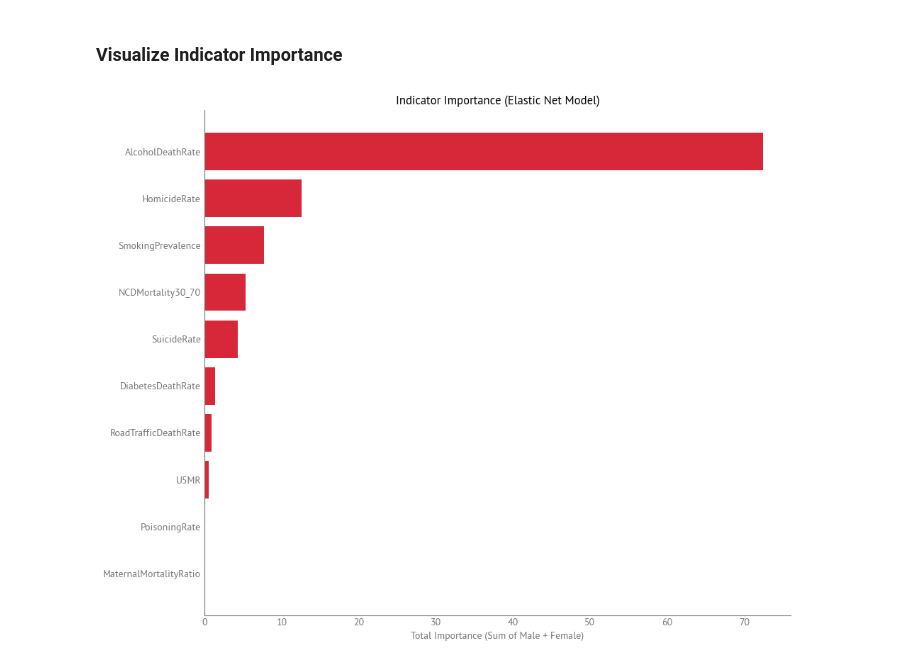
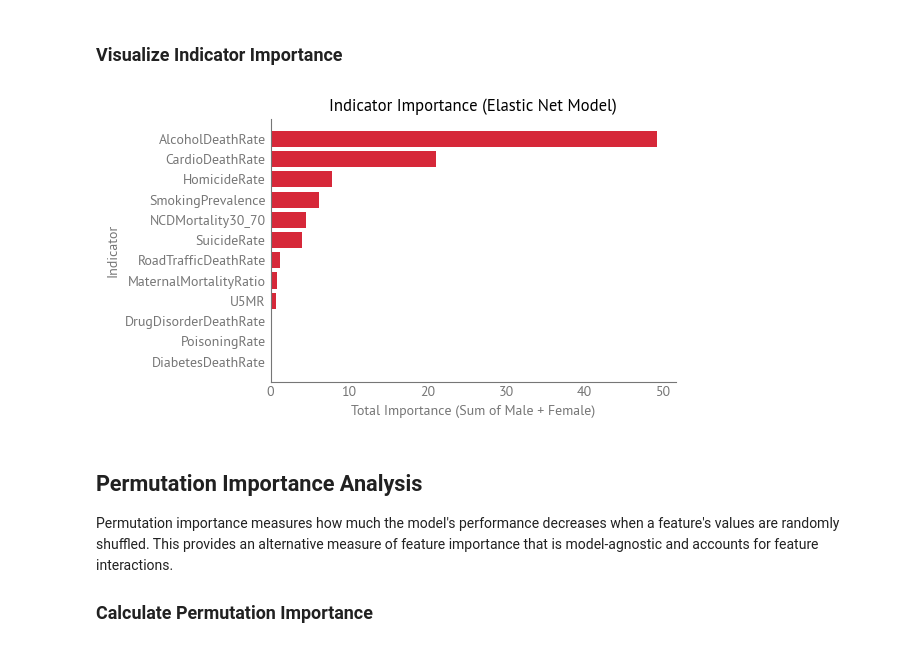
Before and after one commit to AllenDowney/EqualityWEF, a Jupyter notebook: HALE/hale.ipynb, the cells around one changed output. Drawn from its saved outputs; the diff is of its cells as text; code cells hidden in the pictures.

```diff
--- a/HALE/hale.ipynb
+++ b/HALE/hale.ipynb
@@ -879,0 +1142,4 @@ plot_distributions(ncdmort_recent)
+# %%
+col = 'CardioDeathRate'
+year = years[-1]
+cardiovascular_ihme_gap, cardiovascular_ihme_recent = summarize_gap(cardiovascular_ihme, col)
@@ -960,7 +1232,7 @@ analysis_df = hale_oecd[['HALE_Years_Male', 'HALE_Years_Female', 'HALE_gap']].co
 # Gap columns are perfectly collinear with male/female columns
 predictor_dfs = {
     'SmokingPrevalence': get_oecd(smoking_recent),
-    'CardioDeathRate': get_oecd(cardio_recent),  # Cardiovascular
+    'CardioDeathRate': get_oecd(cardiovascular_ihme_recent),
     'SuicideRate': get_oecd(suicide_recent),
     'AlcoholDeathRate': get_oecd(alcohol_recent),
     'PoisoningRate': get_oecd(poison_recent),
@@ -968,10 +1240,7 @@ predictor_dfs = {
     'HomicideRate': get_oecd(homicide_recent),
     'MaternalMortalityRatio': get_oecd(maternal_recent),
     'U5MR': get_oecd(u5mr_recent),
-    'DiabetesDeathRate': get_oecd(diabetes_recent),
+    'DiabetesDeathRate': get_oecd(diabetes_ihme_recent),
     'NCDMortality30_70': get_oecd(ncdmort_recent),
+    'DrugDisorderDeathRate': get_oecd(drug_disorders_recent),
 }
-# %%
-for name, df in predictor_dfs.items():
-    year_counts = df['Year'].value_counts()
-    print(name, year_counts)
@@ -1517,7 +2088,7 @@ indicator_summary = []
 # Indicators with both male and female values
 male_female_indicators = ['SmokingPrevalence', 'CardioDeathRate', 'SuicideRate', 'AlcoholDeathRate',
                           'PoisoningRate', 'RoadTrafficDeathRate', 'HomicideRate', 'U5MR',
-                          'DiabetesDeathRate', 'NCDMortality30_70']
+                          'DiabetesDeathRate', 'NCDMortality30_70', 'DrugDisorderDeathRate']
 
 for indicator in male_female_indicators:
     male_col = f'{indicator}_Male'
@@ -1777,15 +2354,19 @@ indicator_importance_df
 ### Visualize Indicator Importance
 # %%
 # Bar chart of indicator-level importance
-plt.figure(figsize=(10, 8))
 colors_bar = [AIBM_COLORS['crimson'] for _ in range(len(indicator_importance_df))]
 plt.barh(range(len(indicator_importance_df)), indicator_importance_df['Total_Importance'],
          color=colors_bar)
 plt.yticks(range(len(indicator_importance_df)), indicator_importance_df.index)
-plt.xlabel('Total Importance (Sum of Male + Female)')
-plt.title('Indicator Importance (Elastic Net Model)')
 plt.gca().invert_yaxis()
-decorate()
-plt.tight_layout()
+decorate(xlabel='Total Importance (Sum of Male + Female)',
+         ylabel='Indicator',
+         title='Indicator Importance (Elastic Net Model)')
 # %% [output]
-[figure, old version]
+[figure, new version]
+# %% [markdown]
+## Permutation Importance Analysis
+
+Permutation importance measures how much the model's performance decreases when a feature's values are randomly shuffled. This provides an alternative measure of feature importance that is model-agnostic and accounts for feature interactions.
+
+### Calculate Permutation Importance
```
Also changed, not shown: parts of 78 cells of this notebook, 2 other files.
